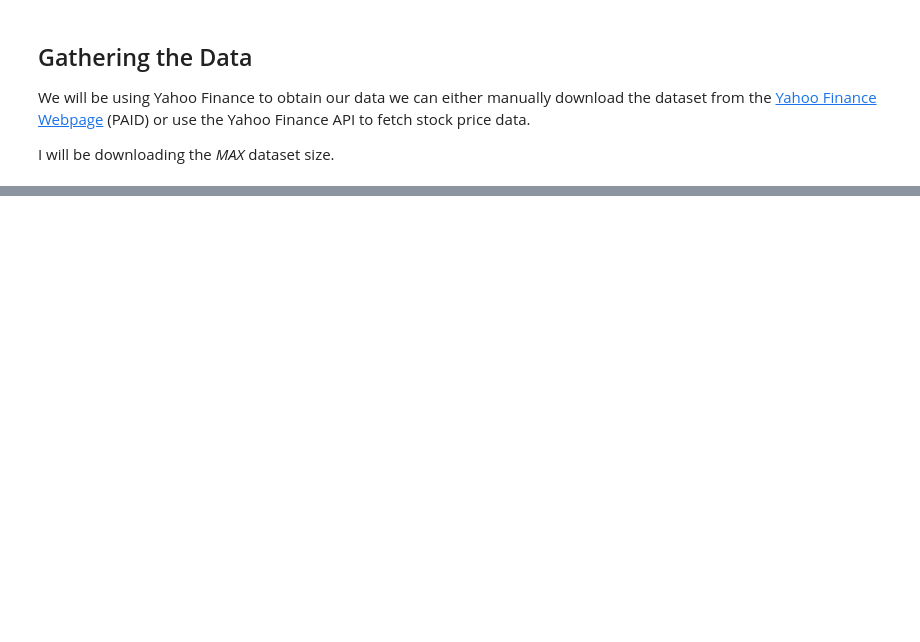
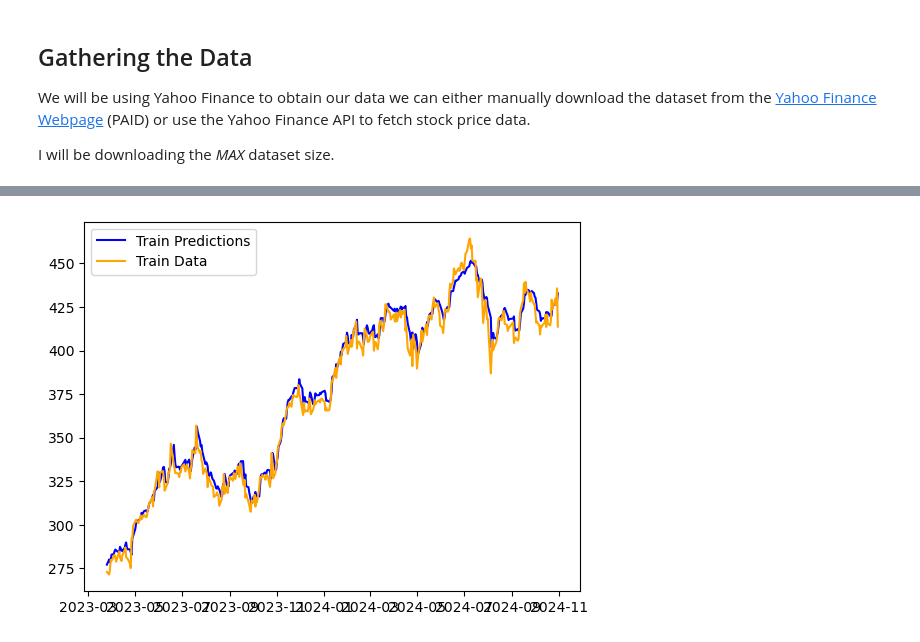
Before and after one commit to DevrajK721/LSTM_Security_Prediction, a Jupyter notebook: notebooks/MSFT_Stock_Forecasting.ipynb, the cells around one changed output, grey strips where cells are left out. Cells and saved outputs as stored; diff of their text form; code cells hidden in the pictures; blank space fills up the shorter version.

```diff
--- a/notebooks/MSFT_Stock_Forecasting.ipynb
+++ b/notebooks/MSFT_Stock_Forecasting.ipynb
@@ -31,0 +300,11 @@ def fetch_stock_data(ticker, start_date, end_date):
+# %%
+model = Sequential([layers.Input((3, 1)),
+                    layers.LSTM(64),
+                    layers.Dense(32, activation='relu'),
+                    layers.Dense(32, activation='relu'),
+                    layers.Dense(1)])
+
+model.compile(loss='mse',
+              optimizer=Adam(learning_rate=0.001),
+              metrics=['mae'])
+model.fit(X_train, Y_train, validation_data=(X_val, Y_val), epochs=150, batch_size=32, verbose=1)
@@ -31,0 +332,8 @@ def fetch_stock_data(ticker, start_date, end_date):
+# %%
+train_predictions = model.predict(X_train).flatten()
+
+plt.plot(dates_train, train_predictions, label='Train Predictions', color='blue')
+plt.plot(dates_train, Y_train, label='Train Data', color='orange')
+plt.legend()
+plt.show()
+# %% [output]
@@ -31,0 +341 @@ def fetch_stock_data(ticker, start_date, end_date):
+[figure, added]
```
Also changed, not shown: parts of 31 cells of this notebook, 4 other files.
